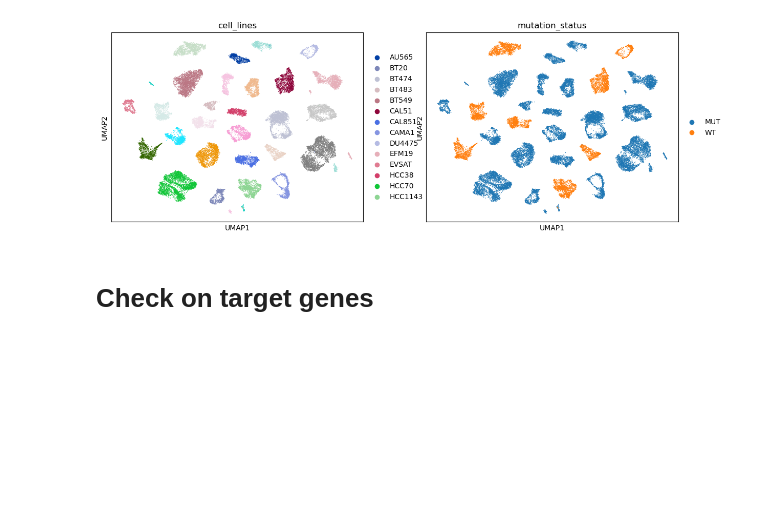
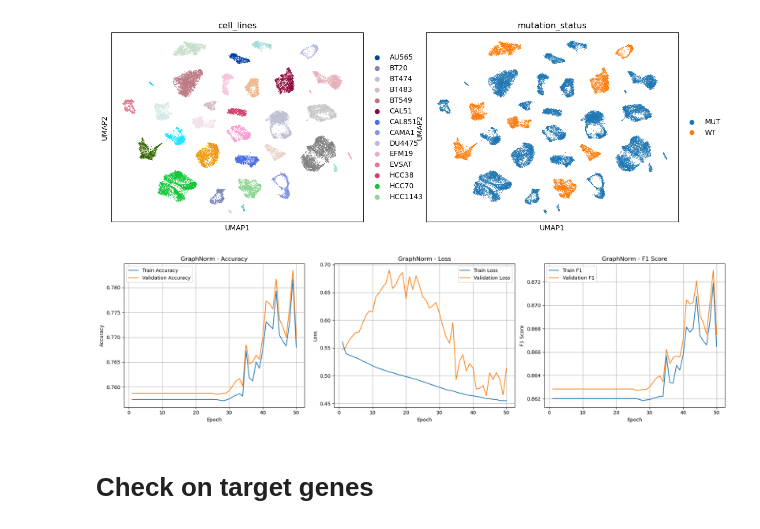
Before and after one commit to tommasoravasio/scRNAseq-GNN-binary-tp53, a Jupyter notebook: notebooks/main_experiment.ipynb, the cells around one changed output. Saved outputs shown, nothing was run; the diff lists cells and outputs as text; code cells hidden in the pictures; blank space fills up the shorter version.

Commit message:
added results for graphnorm and implemented AdamW

```diff
--- a/notebooks/main_experiment.ipynb
+++ b/notebooks/main_experiment.ipynb
@@ -588,6 +588,10 @@ sc.pl.umap(adata_batch, color = ["cell_lines","mutation_status"])
 # %% [output]
   warnings.warn(
 [figure]
+# %%
+plot_training_curves("../Results/GraphNorm/training_log.csv",model_name="GraphNorm")
+# %% [output]
+[figure, added]
 # %% [markdown]
 # Check on target genes
 # %% [markdown]
```
Also changed, not shown: 6 other files.
